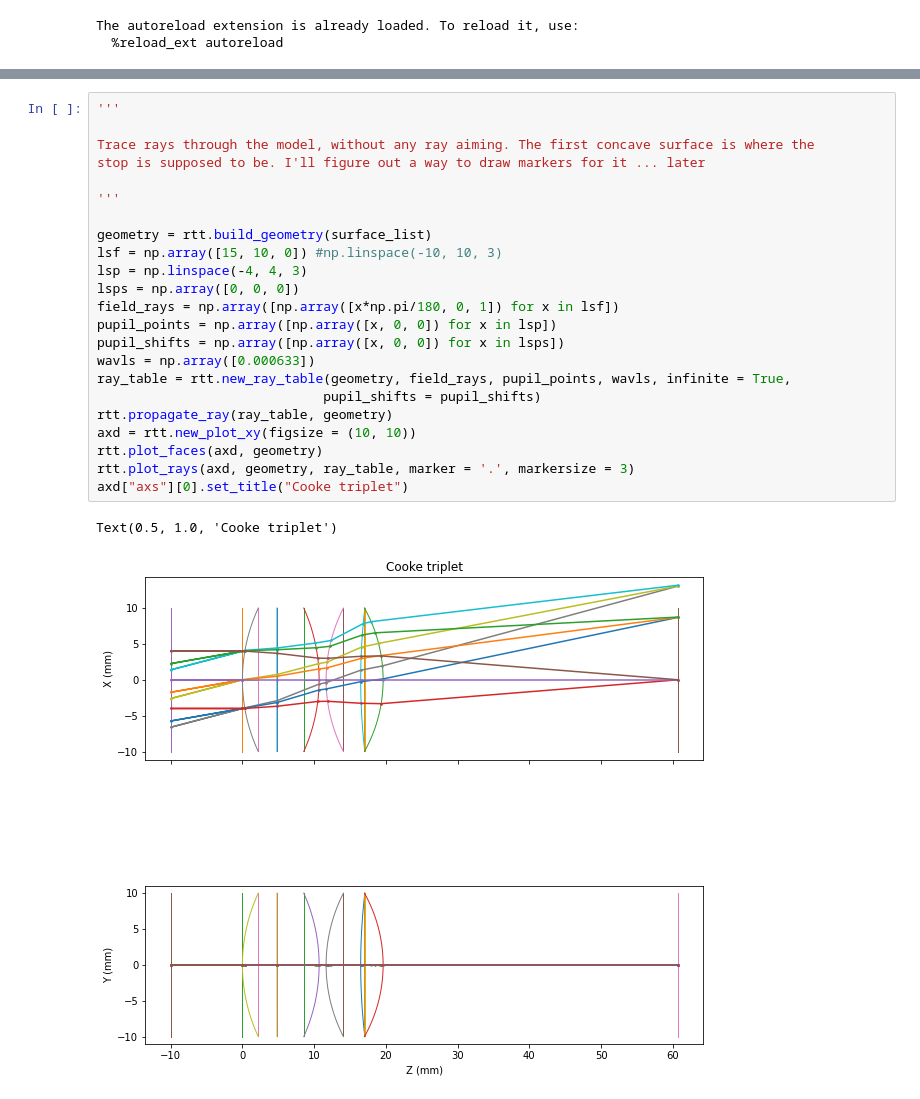
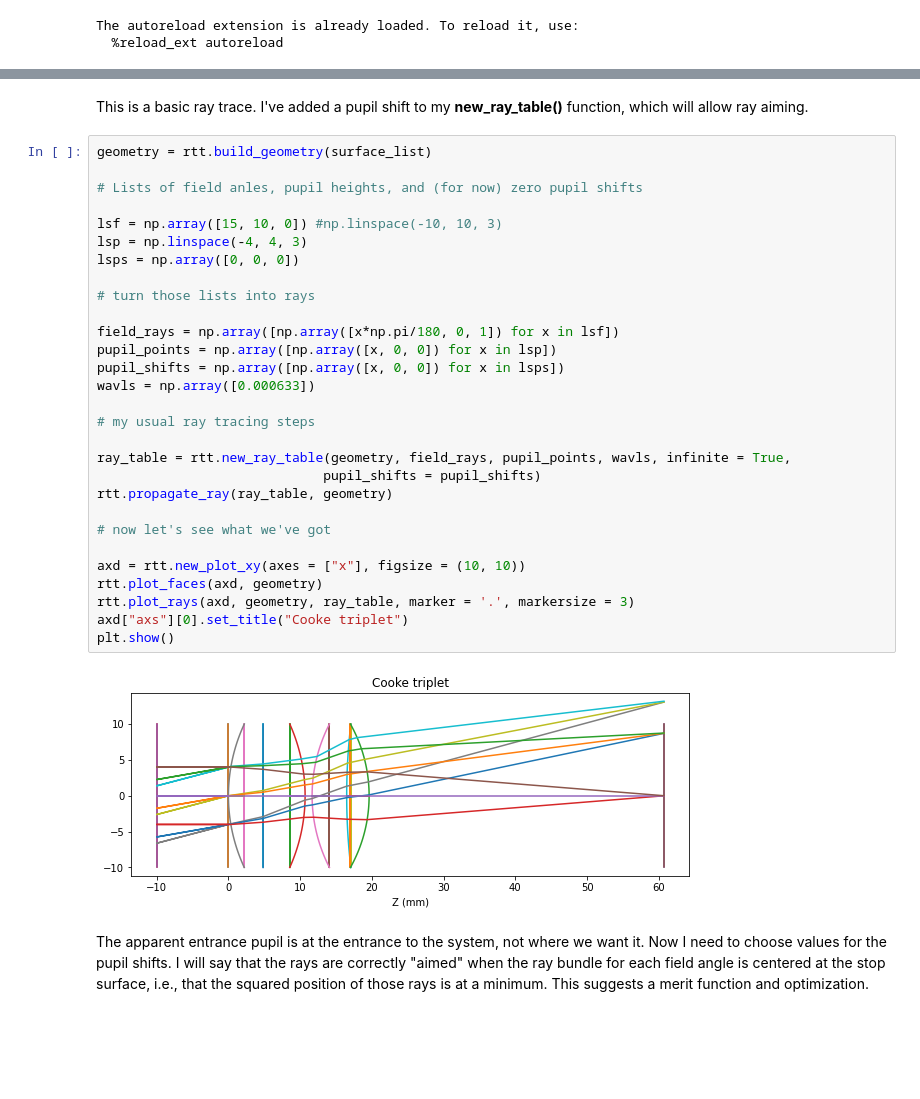
Before and after one commit to bassistTech/rayTrace, a Jupyter notebook: notebooks/Cooke triplet.ipynb, the cells around one changed output, grey strips where cells are left out. Saved outputs shown, nothing was run; the diff lists cells and outputs as text; blank space fills up the shorter version.

```diff
--- a/notebooks/Cooke triplet.ipynb
+++ b/notebooks/Cooke triplet.ipynb
@@ -72,27 +56,36 @@ surface_list[stop_surface]['stop'] = True
+# %% [markdown]
+This is a basic ray trace. I've added a pupil shift to my **new_ray_table()** function, which will allow ray aiming.
 # %%
-'''
+geometry = rtt.build_geometry(surface_list)
 
-Trace rays through the model, without any ray aiming. The first concave surface is where the
-stop is supposed to be. I'll figure out a way to draw markers for it ... later
+# Lists of field anles, pupil heights, and (for now) zero pupil shifts
 
-'''
-
-geometry = rtt.build_geometry(surface_list)
 lsf = np.array([15, 10, 0]) #np.linspace(-10, 10, 3)
 lsp = np.linspace(-4, 4, 3)
 lsps = np.array([0, 0, 0])
+
+# turn those lists into rays
+
 field_rays = np.array([np.array([x*np.pi/180, 0, 1]) for x in lsf])
 pupil_points = np.array([np.array([x, 0, 0]) for x in lsp])
 pupil_shifts = np.array([np.array([x, 0, 0]) for x in lsps])
 wavls = np.array([0.000633])
+
+# my usual ray tracing steps
+
 ray_table = rtt.new_ray_table(geometry, field_rays, pupil_points, wavls, infinite = True,
                              pupil_shifts = pupil_shifts)
 rtt.propagate_ray(ray_table, geometry)
-axd = rtt.new_plot_xy(figsize = (10, 10))
+
+# now let's see what we've got
+
+axd = rtt.new_plot_xy(axes = ["x"], figsize = (10, 10))
 rtt.plot_faces(axd, geometry)
 rtt.plot_rays(axd, geometry, ray_table, marker = '.', markersize = 3)
 axd["axs"][0].set_title("Cooke triplet")
+plt.show()
 # %% [output]
-Text(0.5, 1.0, 'Cooke triplet')
-[figure, old version]
+[figure, new version]
+# %% [markdown]
+The apparent entrance pupil is at the entrance to the system, not where we want it. Now I need to choose values for the pupil shifts. I will say that the rays are correctly "aimed" when the ray bundle for each field angle is centered at the stop surface, i.e., that the squared position of those rays is at a minimum. This suggests a merit function and optimization.
 # %%
```
Also changed, not shown: parts of 12 cells of this notebook, 1 other file.
